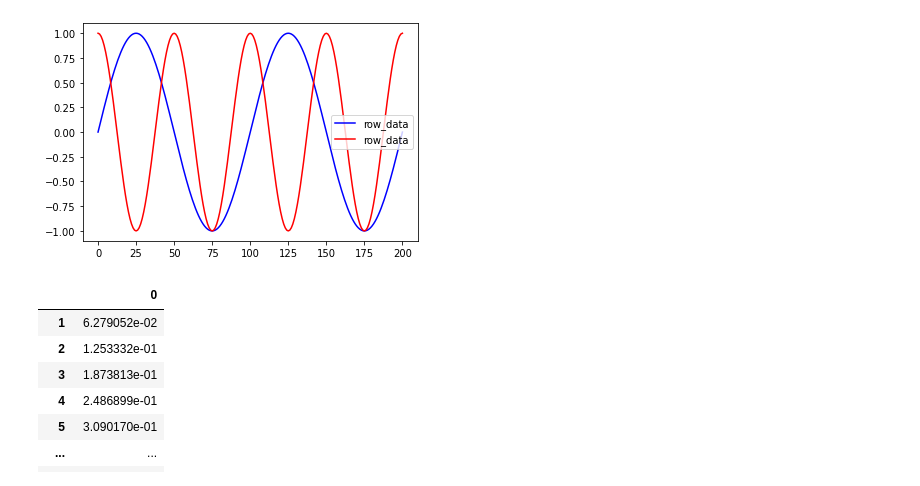
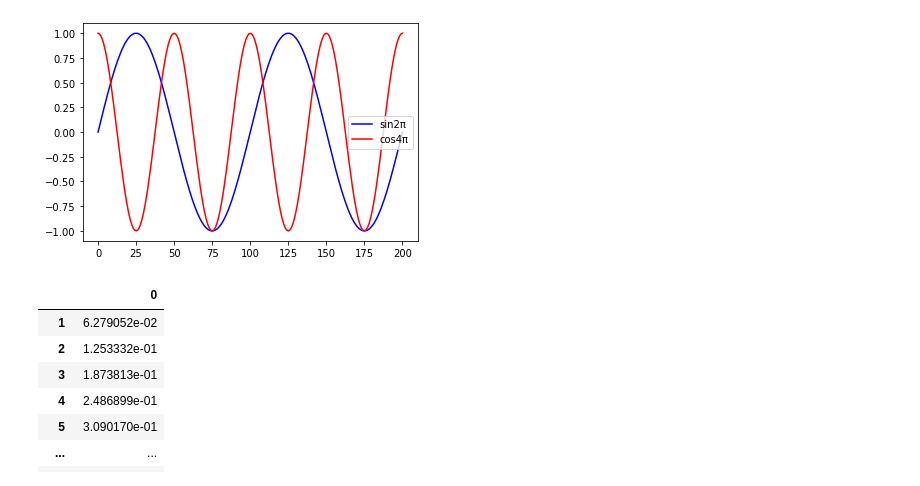
Before and after one commit to marumaru1019/laboratory_project, a Jupyter notebook: sincos分類.ipynb, the cells around one changed output. Cells and saved outputs as stored; diff of their text form; code cells hidden in the pictures.

```diff
--- a/sincos分類.ipynb
+++ b/sincos分類.ipynb
@@ -20,12 +20,12 @@ sin = sin()
 cos =cos()
 # %%
 plt.figure()
-plt.plot(range(0, len(sin)), sin, color="b", label="row_data")
-plt.plot(range(0, len(cos)), cos, color="red", label="row_data")
+plt.plot(range(0, len(sin)), sin, color="b", label="sin2π")
+plt.plot(range(0, len(cos)), cos, color="red", label="cos4π")
 plt.legend()
 plt.show()
 # %% [output]
-[figure, old version]
+[figure, new version]
 # %%
 import pandas as pd
 # %%
```
Also changed, not shown: parts of 16 cells of this notebook, 5 other files.
